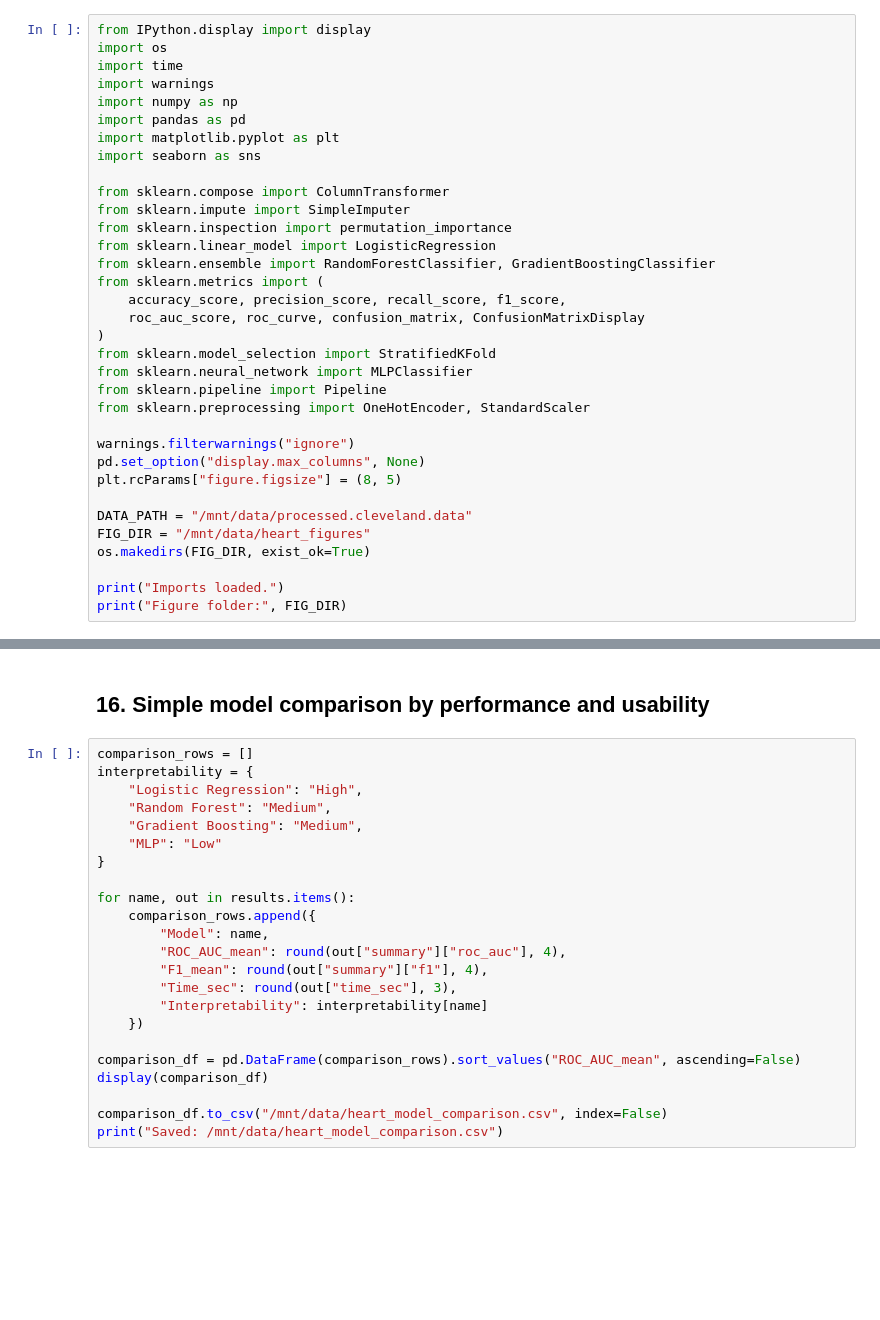
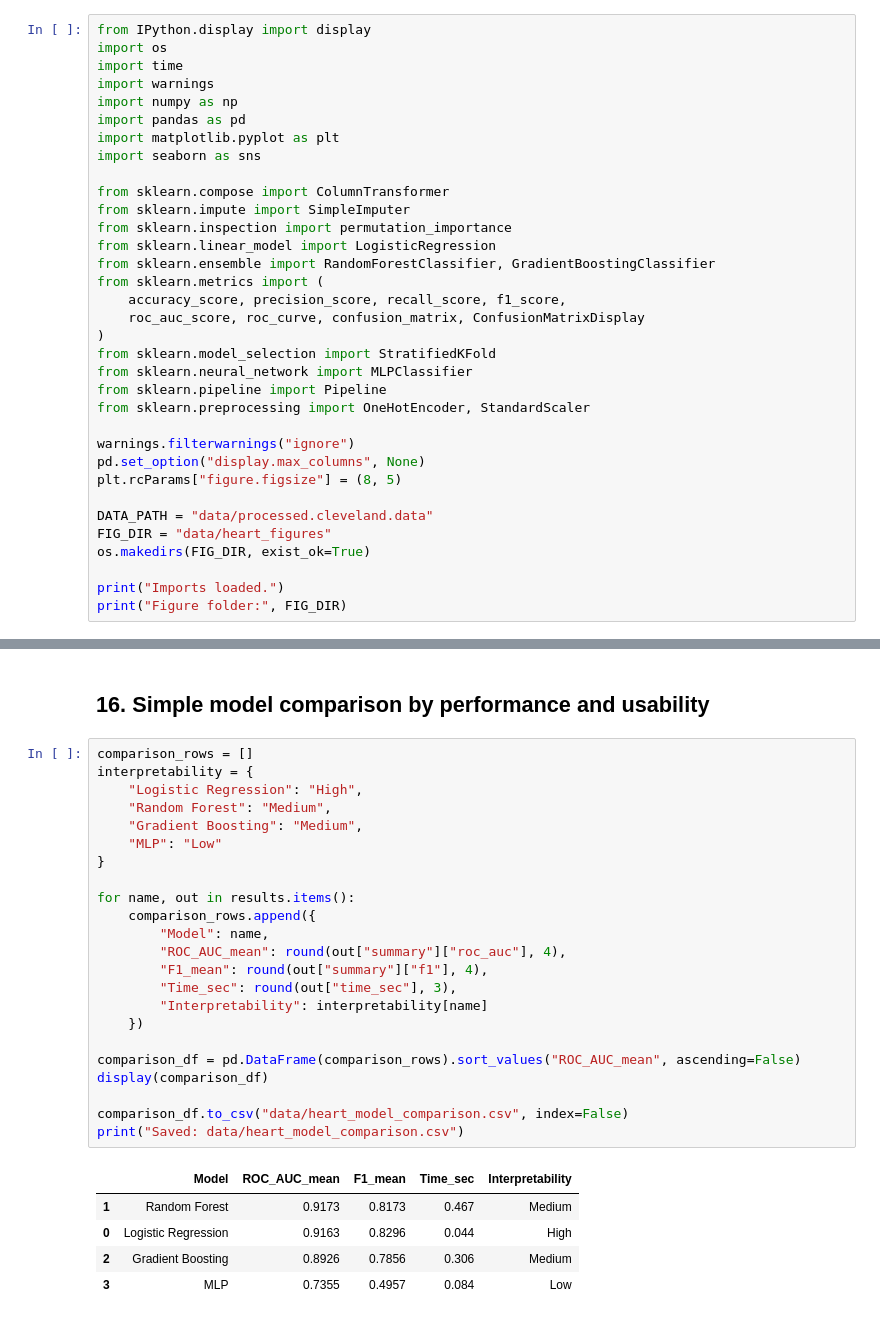
Before and after one commit to DonovanManogue/DATA-DIVE-From-Proposal-to-Research-Blueprint-Final-Project-DATA-6990, a Jupyter notebook: heart_disease_prediction_revised.ipynb, the cells around one changed output, grey strips where cells are left out. Saved outputs shown, nothing was run; the diff lists cells and outputs as text; blank space fills up the shorter version.

```diff
--- a/heart_disease_prediction_revised.ipynb
+++ b/heart_disease_prediction_revised.ipynb
@@ -53,8 +51,8 @@ warnings.filterwarnings("ignore")
 pd.set_option("display.max_columns", None)
 plt.rcParams["figure.figsize"] = (8, 5)
 
-DATA_PATH = "/mnt/data/processed.cleveland.data"
-FIG_DIR = "/mnt/data/heart_figures"
+DATA_PATH = "data/processed.cleveland.data"
+FIG_DIR = "data/heart_figures"
 os.makedirs(FIG_DIR, exist_ok=True)
 
 print("Imports loaded.")
@@ -446,23 +590,29 @@ display(perm_df)
 # %%
 comparison_rows = []
 interpretability = {
     "Logistic Regression": "High",
     "Random Forest": "Medium",
     "Gradient Boosting": "Medium",
     "MLP": "Low"
 }
 
 for name, out in results.items():
     comparison_rows.append({
         "Model": name,
         "ROC_AUC_mean": round(out["summary"]["roc_auc"], 4),
         "F1_mean": round(out["summary"]["f1"], 4),
         "Time_sec": round(out["time_sec"], 3),
         "Interpretability": interpretability[name]
     })
 
 comparison_df = pd.DataFrame(comparison_rows).sort_values("ROC_AUC_mean", ascending=False)
 display(comparison_df)
 
-comparison_df.to_csv("/mnt/data/heart_model_comparison.csv", index=False)
-print("Saved: /mnt/data/heart_model_comparison.csv")
+comparison_df.to_csv("data/heart_model_comparison.csv", index=False)
+print("Saved: data/heart_model_comparison.csv")
+# %% [output]
+|  | Model | ROC_AUC_mean | F1_mean | Time_sec | Interpretability |
+| 1 | Random Forest | 0.9173 | 0.8173 | 0.467 | Medium |
+| 0 | Logistic Regression | 0.9163 | 0.8296 | 0.044 | High |
+| 2 | Gradient Boosting | 0.8926 | 0.7856 | 0.306 | Medium |
+| 3 | MLP | 0.7355 | 0.4957 | 0.084 | Low |
```
Also changed, not shown: parts of 25 cells of this notebook.
